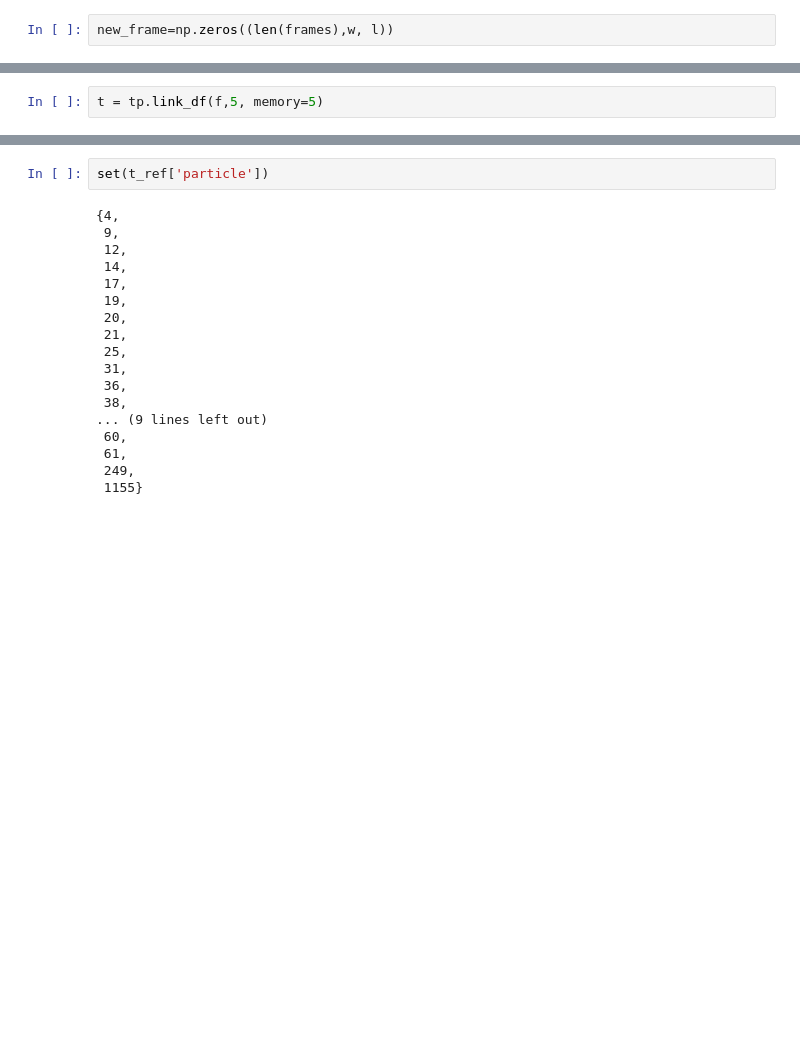
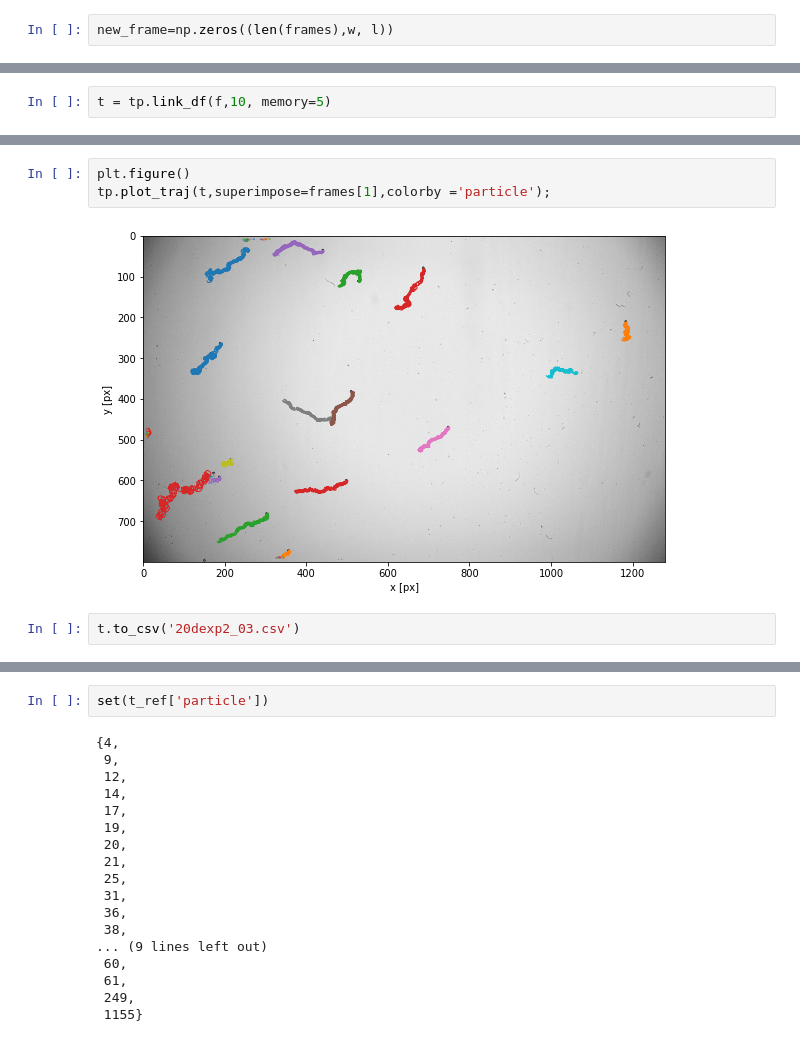
Before and after one commit to someoneinthecrowd/track-colloid-motion, a Jupyter notebook: hydrodynamics.ipynb, the cells around one changed output, grey strips where cells are left out. Drawn from its saved outputs; the diff is of its cells as text; blank space fills up the shorter version.

```diff
--- a/hydrodynamics.ipynb
+++ b/hydrodynamics.ipynb
@@ -148,3 +171,3 @@ Frame 1499: 0 features
 # %%
-t = tp.link_df(f,5, memory=5)
+t = tp.link_df(f,10, memory=5)
 # %%
@@ -157,0 +181,7 @@ After: 25
+# %%
+plt.figure()
+tp.plot_traj(t,superimpose=frames[1],colorby ='particle');
+# %% [output]
+[figure, added]
+# %%
+t.to_csv('20dexp2_03.csv')
```
Also changed, not shown: parts of 23 cells of this notebook, 1 other file.
